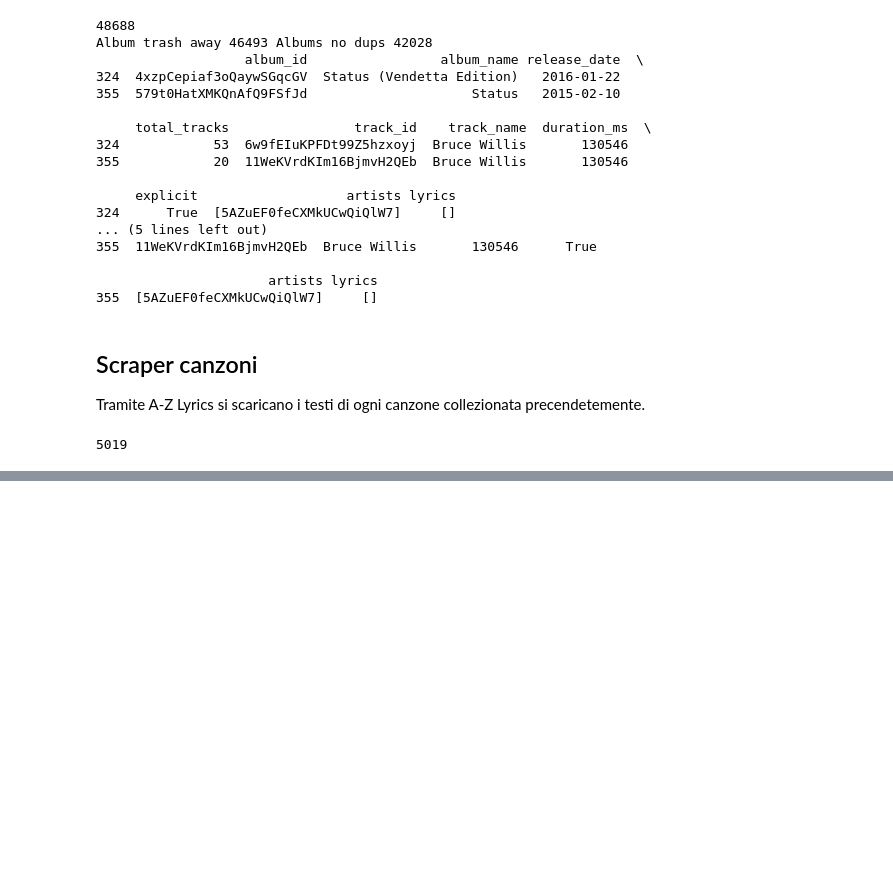
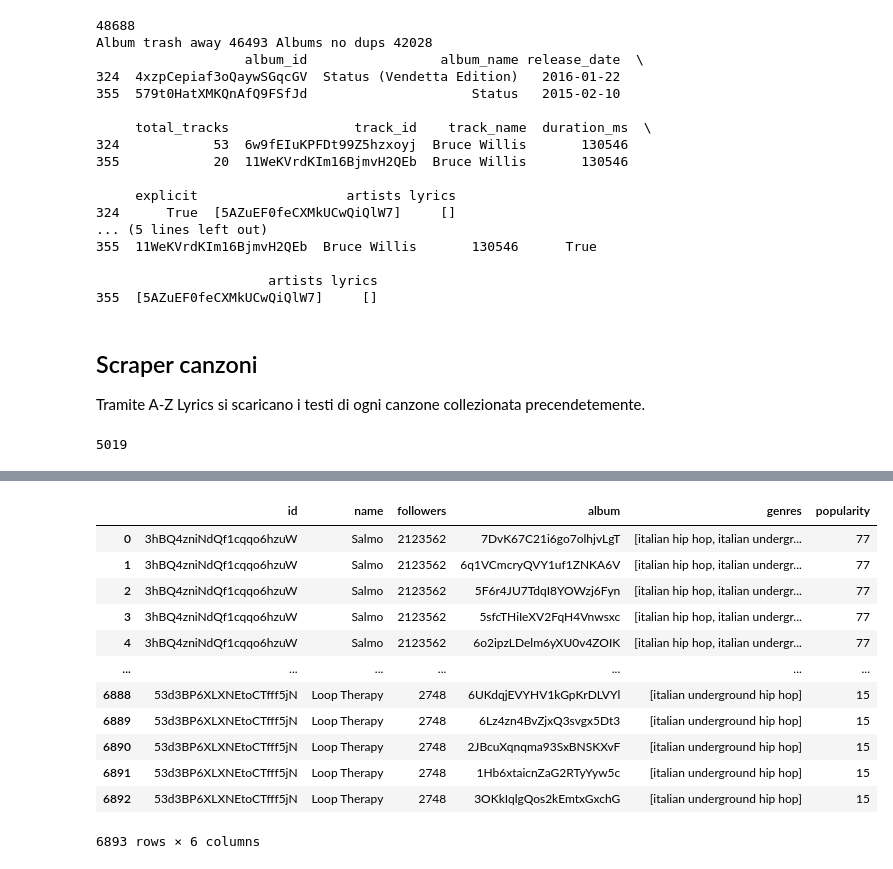
Before and after one commit to riccardolunardi/italian-music-ads, a Jupyter notebook: scraper/scraper.ipynb, the cells around one changed output, grey strips where cells are left out. Cells and saved outputs as stored; diff of their text form; code cells hidden in the pictures; blank space fills up the shorter version.

```diff
--- a/scraper/scraper.ipynb
+++ b/scraper/scraper.ipynb
@@ -18,7 +18,7 @@ import time
 import pandas as pd
 # %%
 with open('cred.json') as cred_file:
-    cred = json.load(cred_file)[1]
+    cred = json.load(cred_file)
 
 sp = spotipy.Spotify(auth_manager=SpotifyOAuth(client_id=cred["client_id"],
                                                client_secret=cred["client_secret"],
@@ -435,4 +435,5 @@ for a in albums_no_dups.itertuples():
 # %% [output]
 5019
 # %%
-albums_no_dups = pd.read_pickle("./checkpoints/albums_no_dups8395_error.pkl")
+artists = pd.read_pickle("artists.pkl")
+artists
@@ -439 +471,34 @@ albums_no_dups = pd.read_pickle("./checkpoints/albums_no_dups8395_error.pkl")
+# %%
+genres = []
+popularity = []
+artists_id = []
+
+# Per evitare di dover ripere molte volte la stessa richiesta
+prev_artist = None
+for artist in artists.itertuples():
+    if prev_artist != artist.id:
+        artists_more_info = sp.artist(artist.id)
+        prev_artist = artist.id
+
+    genres.append(artists_more_info["genres"])
+    popularity.append(artists_more_info["popularity"])
+
+artists["genres"] = genres
+artists["popularity"] = popularity
+# %%
+artists
+# %% [output]
+|  | id | name | followers | album | genres | popularity |
+| 0 | 3hBQ4zniNdQf1cqqo6hzuW | Salmo | 2123562 | 7DvK67C21i6go7olhjvLgT | [italian hip hop, italian undergr... | 77 |
+| 1 | 3hBQ4zniNdQf1cqqo6hzuW | Salmo | 2123562 | 6q1VCmcryQVY1uf1ZNKA6V | [italian hip hop, italian undergr... | 77 |
+| 2 | 3hBQ4zniNdQf1cqqo6hzuW | Salmo | 2123562 | 5F6r4JU7TdqI8YOWzj6Fyn | [italian hip hop, italian undergr... | 77 |
+| 3 | 3hBQ4zniNdQf1cqqo6hzuW | Salmo | 2123562 | 5sfcTHiIeXV2FqH4Vnwsxc | [italian hip hop, italian undergr... | 77 |
+| 4 | 3hBQ4zniNdQf1cqqo6hzuW | Salmo | 2123562 | 6o2ipzLDelm6yXU0v4ZOIK | [italian hip hop, italian undergr... | 77 |
+| ... | ... | ... | ... | ... | ... | ... |
+| 6888 | 53d3BP6XLXNEtoCTfff5jN | Loop Therapy | 2748 | 6UKdqjEVYHV1kGpKrDLVYl | [italian underground hip hop] | 15 |
+| 6889 | 53d3BP6XLXNEtoCTfff5jN | Loop Therapy | 2748 | 6Lz4zn4BvZjxQ3svgx5Dt3 | [italian underground hip hop] | 15 |
+| 6890 | 53d3BP6XLXNEtoCTfff5jN | Loop Therapy | 2748 | 2JBcuXqnqma93SxBNSKXvF | [italian underground hip hop] | 15 |
+| 6891 | 53d3BP6XLXNEtoCTfff5jN | Loop Therapy | 2748 | 1Hb6xtaicnZaG2RTyYyw5c | [italian underground hip hop] | 15 |
+| 6892 | 53d3BP6XLXNEtoCTfff5jN | Loop Therapy | 2748 | 3OKkIqlgQos2kEmtxGxchG | [italian underground hip hop] | 15 |
+6893 rows × 6 columns
 # %%
```
Also changed, not shown: parts of 6 cells of this notebook.
